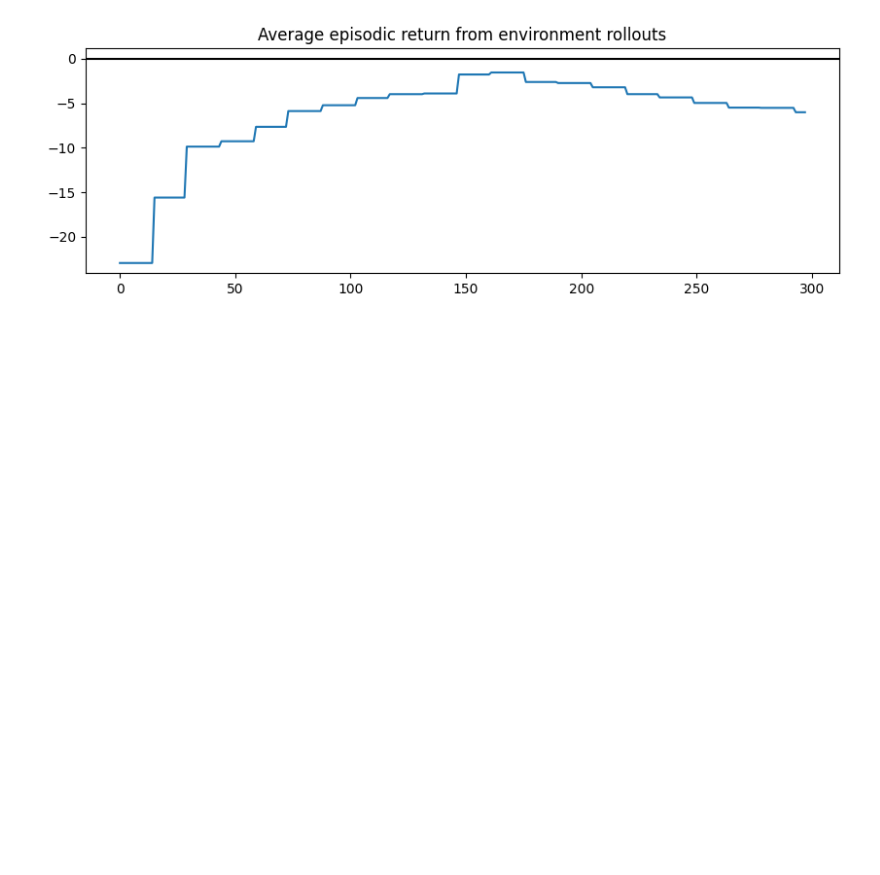
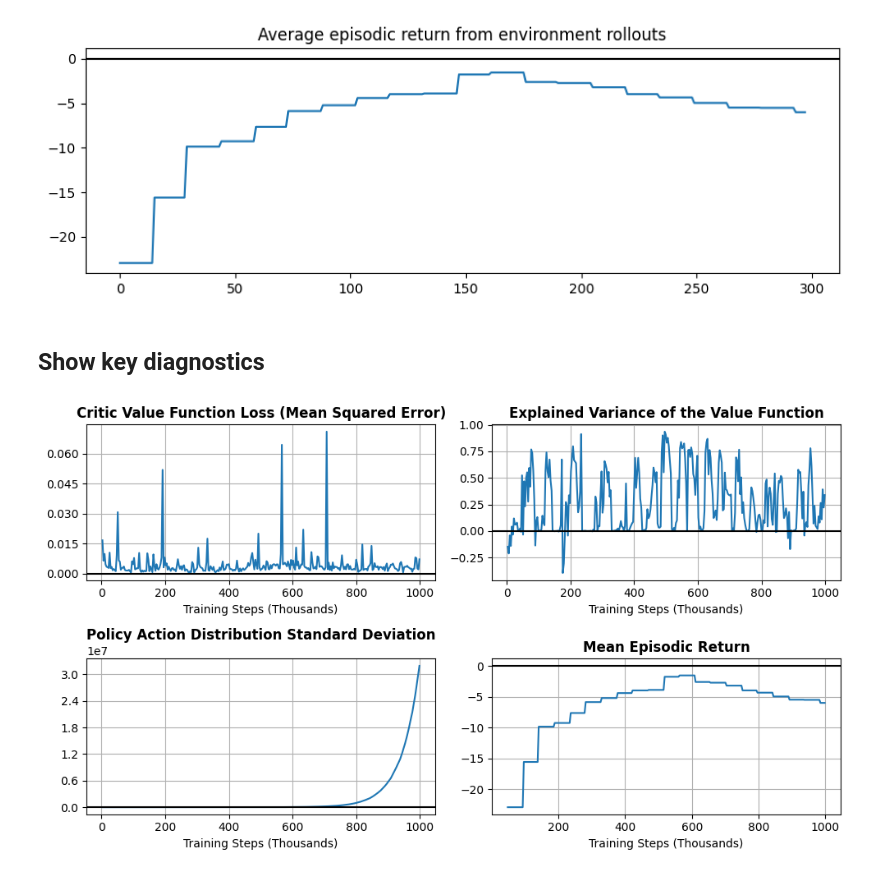
Before and after one commit to veeannzhang/reinforcement-learning-stock-trading-agent, a Jupyter notebook: notebooks/pipeline_09_training_diagnostics.ipynb, the cells around one changed output. Drawn from its saved outputs; the diff is of its cells as text; code cells hidden in the pictures; blank space fills up the shorter version.

```diff
--- a/notebooks/pipeline_09_training_diagnostics.ipynb
+++ b/notebooks/pipeline_09_training_diagnostics.ipynb
@@ -46,0 +71,42 @@ for filename, title in file_names:
+# %% [markdown]
+## Show key diagnostics
+# %%
+run_name = 'mamba_ppo_20251214_2038_1' # MAMBA with penalized turnover (lambda=0.005)
+
+file_names = [
+    ('train__value_loss.csv', 'Critic Value Function Loss (Mean Squared Error)'),
+    ('train__explained_variance.csv', 'Explained Variance of the Value Function'),
+    ('train__std.csv', 'Policy Action Distribution Standard Deviation'),
+    ('rollout__ep_rew_mean.csv', 'Mean Episodic Return'),
+]
+
+x_series = None
+x_series_list, y_series_list = [], []
+titles = []
+for filename, title in file_names:
+    path = os.path.join(DATA_DIR, 'tensorboard_logs', run_name, 'csv_export', filename)
+    df = pd.read_csv(path)
+    y_series_list.append(df['value'])
+    x_series_list.append(df['step'])
+    titles.append(title)
+# %%
+# show key diagnostics
+fig, axes = plt.subplots(2, 2, figsize=(10, 6), sharex=False)
+axes = axes.flatten()
+
+# fig.suptitle("Diagnostics", fontsize=14)
+for ax, x, y, title in zip(axes, x_series_list, y_series_list, titles):
+    ax.plot(x.values, y.values)
+    ax.axhline(0, c='black')
+    ax.set_title(title, fontweight='bold')
+    ax.grid(True)
+    ax.xaxis.set_major_locator(plt.MultipleLocator(200_000))
+    ax.xaxis.set_major_formatter(lambda x, _: f"{int(x/1000)}")
+    ax.yaxis.set_major_locator(plt.MaxNLocator(6))
+    ax.set_xlabel('Training Steps (Thousands)')
+
+fig.tight_layout(rect=[0, 0, 1, 0.95])
+
+plt.show()
+# %% [output]
+[figure, added]
```
Also changed, not shown: parts of 3 cells of this notebook, 1 other file.
